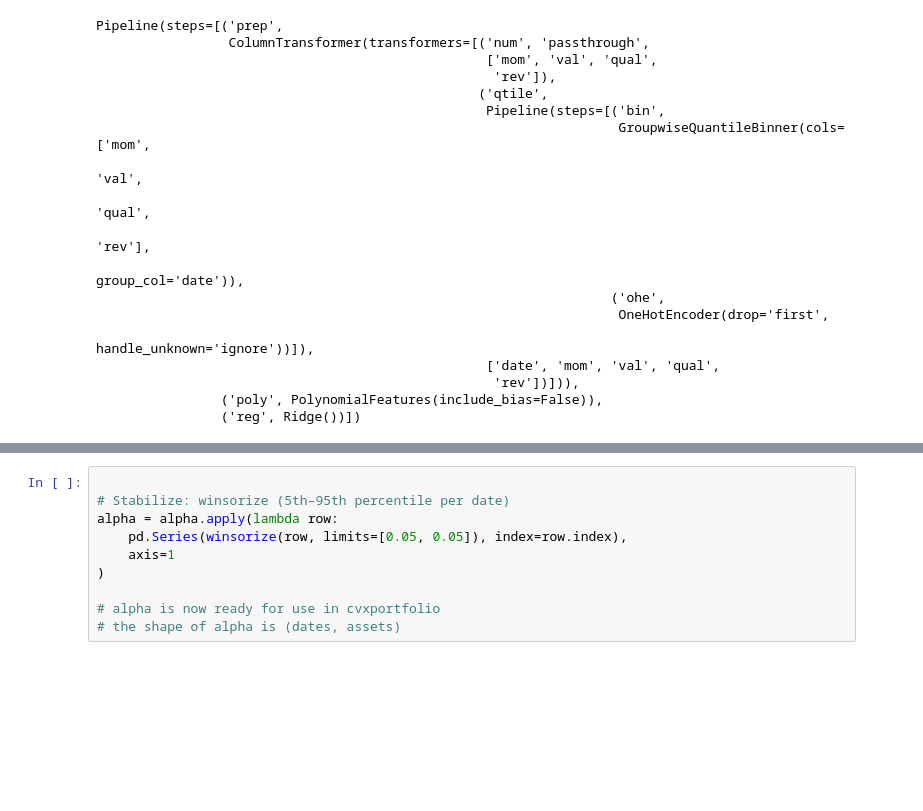
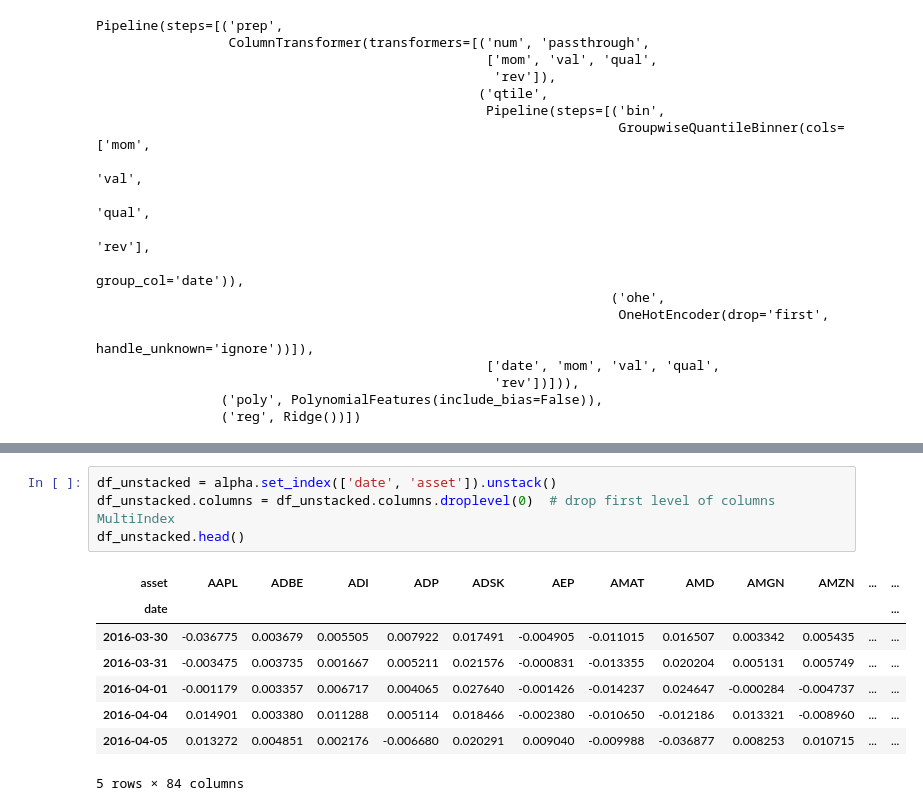
Before and after one commit to marketneutral/hedge_fund_evolution, a Jupyter notebook: quant_workflow.ipynb, the cells around one changed output, grey strips where cells are left out. Saved outputs shown, nothing was run; the diff lists cells and outputs as text; blank space fills up the shorter version.

```diff
--- a/quant_workflow.ipynb
+++ b/quant_workflow.ipynb
@@ -360,10 +413,13 @@ alpha.to_csv("hf_evolution_alpha.csv", index=False)
 # %%
-
-# Stabilize: winsorize (5th–95th percentile per date)
-alpha = alpha.apply(lambda row:
-    pd.Series(winsorize(row, limits=[0.05, 0.05]), index=row.index),
-    axis=1
-)
-
-# alpha is now ready for use in cvxportfolio
-# the shape of alpha is (dates, assets)
+df_unstacked = alpha.set_index(['date', 'asset']).unstack()
+df_unstacked.columns = df_unstacked.columns.droplevel(0)  # drop first level of columns MultiIndex
+df_unstacked.head()
+# %% [output]
+| asset | AAPL | ADBE | ADI | ADP | ADSK | AEP | AMAT | AMD | AMGN | AMZN | ... | ... |
+| date |  |  |  |  |  |  |  |  |  |  |  | ... |
+| 2016-03-30 | -0.036775 | 0.003679 | 0.005505 | 0.007922 | 0.017491 | -0.004905 | -0.011015 | 0.016507 | 0.003342 | 0.005435 | ... | ... |
+| 2016-03-31 | -0.003475 | 0.003735 | 0.001667 | 0.005211 | 0.021576 | -0.000831 | -0.013355 | 0.020204 | 0.005131 | 0.005749 | ... | ... |
+| 2016-04-01 | -0.001179 | 0.003357 | 0.006717 | 0.004065 | 0.027640 | -0.001426 | -0.014237 | 0.024647 | -0.000284 | -0.004737 | ... | ... |
+| 2016-04-04 | 0.014901 | 0.003380 | 0.011288 | 0.005114 | 0.018466 | -0.002380 | -0.010650 | -0.012186 | 0.013321 | -0.008960 | ... | ... |
+| 2016-04-05 | 0.013272 | 0.004851 | 0.002176 | -0.006680 | 0.020291 | 0.009040 | -0.009988 | -0.036877 | 0.008253 | 0.010715 | ... | ... |
+5 rows × 84 columns
```
Also changed, not shown: parts of 16 cells of this notebook, 8 other files.
